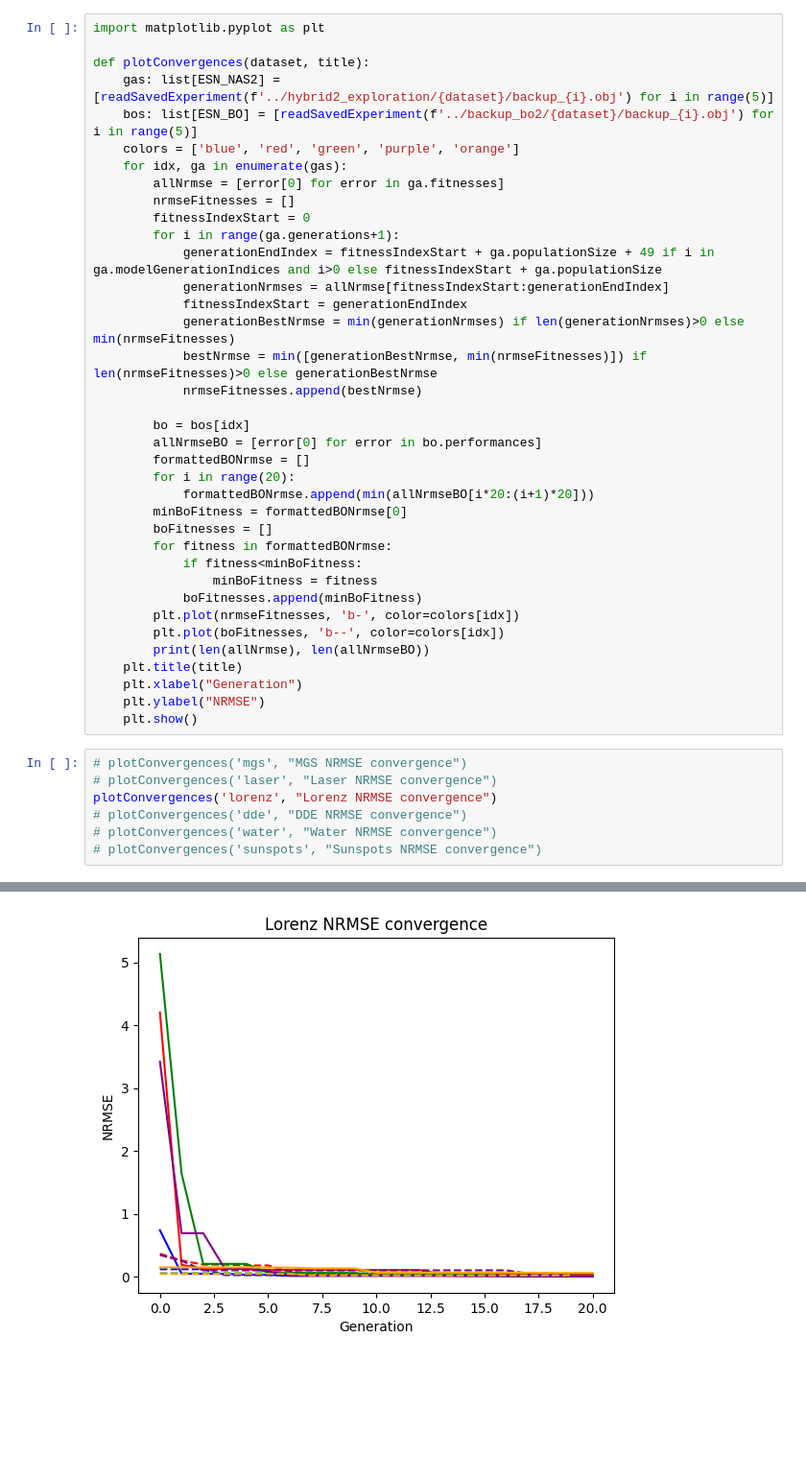
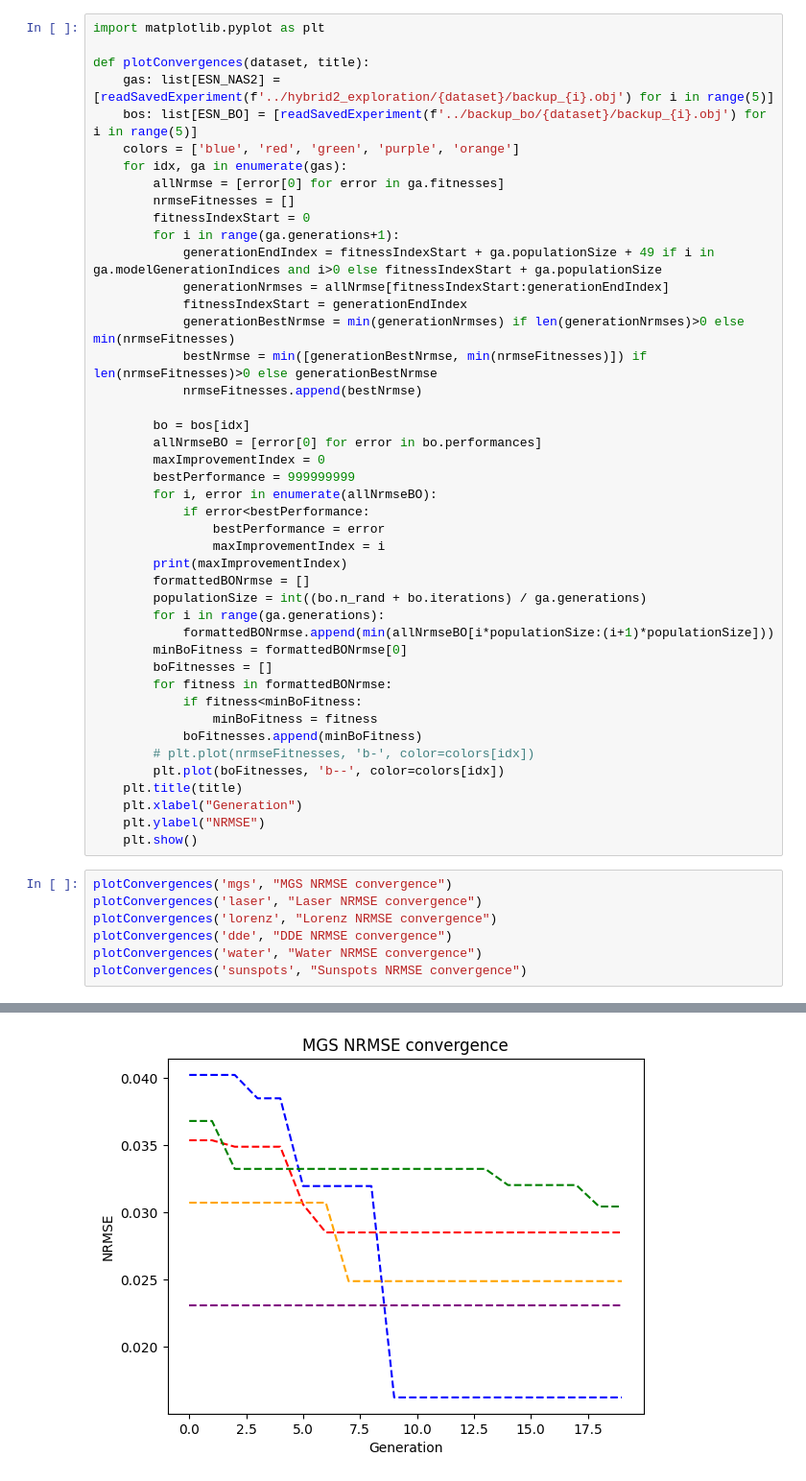
Before and after one commit to aloksGithub/ESN_research, a Jupyter notebook: experiments/temp.ipynb, the cells around one changed output, grey strips where cells are left out. Shown at 96% size. Drawn from its saved outputs; the diff is of its cells as text; blank space fills up the shorter version.

Commit message:
backup

```diff
--- a/experiments/temp.ipynb
+++ b/experiments/temp.ipynb
@@ -216,7 +216,7 @@ import matplotlib.pyplot as plt
 
 def plotConvergences(dataset, title):
     gas: list[ESN_NAS2] = [readSavedExperiment(f'../hybrid2_exploration/{dataset}/backup_{i}.obj') for i in range(5)]
-    bos: list[ESN_BO] = [readSavedExperiment(f'../backup_bo2/{dataset}/backup_{i}.obj') for i in range(5)]
+    bos: list[ESN_BO] = [readSavedExperiment(f'../backup_bo/{dataset}/backup_{i}.obj') for i in range(5)]
     colors = ['blue', 'red', 'green', 'purple', 'orange']
     for idx, ga in enumerate(gas):
         allNrmse = [error[0] for error in ga.fitnesses]
@@ -232,27 +232,34 @@ def plotConvergences(dataset, title):
 
         bo = bos[idx]
         allNrmseBO = [error[0] for error in bo.performances]
+        maxImprovementIndex = 0
+        bestPerformance = 999999999
+        for i, error in enumerate(allNrmseBO):
+            if error<bestPerformance:
+                bestPerformance = error
+                maxImprovementIndex = i
+        print(maxImprovementIndex)
         formattedBONrmse = []
-        for i in range(20):
-            formattedBONrmse.append(min(allNrmseBO[i*20:(i+1)*20]))
+        populationSize = int((bo.n_rand + bo.iterations) / ga.generations)
+        for i in range(ga.generations):
+            formattedBONrmse.append(min(allNrmseBO[i*populationSize:(i+1)*populationSize]))
         minBoFitness = formattedBONrmse[0]
         boFitnesses = []
         for fitness in formattedBONrmse:
             if fitness<minBoFitness:
                 minBoFitness = fitness
             boFitnesses.append(minBoFitness)
-        plt.plot(nrmseFitnesses, 'b-', color=colors[idx])
+        # plt.plot(nrmseFitnesses, 'b-', color=colors[idx])
         plt.plot(boFitnesses, 'b--', color=colors[idx])
-        print(len(allNrmse), len(allNrmseBO))
     plt.title(title)
     plt.xlabel("Generation")
     plt.ylabel("NRMSE")
     plt.show()
 # %%
-# plotConvergences('mgs', "MGS NRMSE convergence")
-# plotConvergences('laser', "Laser NRMSE convergence")
+plotConvergences('mgs', "MGS NRMSE convergence")
+plotConvergences('laser', "Laser NRMSE convergence")
 plotConvergences('lorenz', "Lorenz NRMSE convergence")
-# plotConvergences('dde', "DDE NRMSE convergence")
-# plotConvergences('water', "Water NRMSE convergence")
-# plotConvergences('sunspots', "Sunspots NRMSE convergence")
+plotConvergences('dde', "DDE NRMSE convergence")
+plotConvergences('water', "Water NRMSE convergence")
+plotConvergences('sunspots', "Sunspots NRMSE convergence")
 # %% [output]
@@ -269 +271 @@ plotConvergences('lorenz', "Lorenz NRMSE convergence")
-[figure, old version]
+[figure, new version]
```
Also changed, not shown: parts of 2 cells of this notebook.
